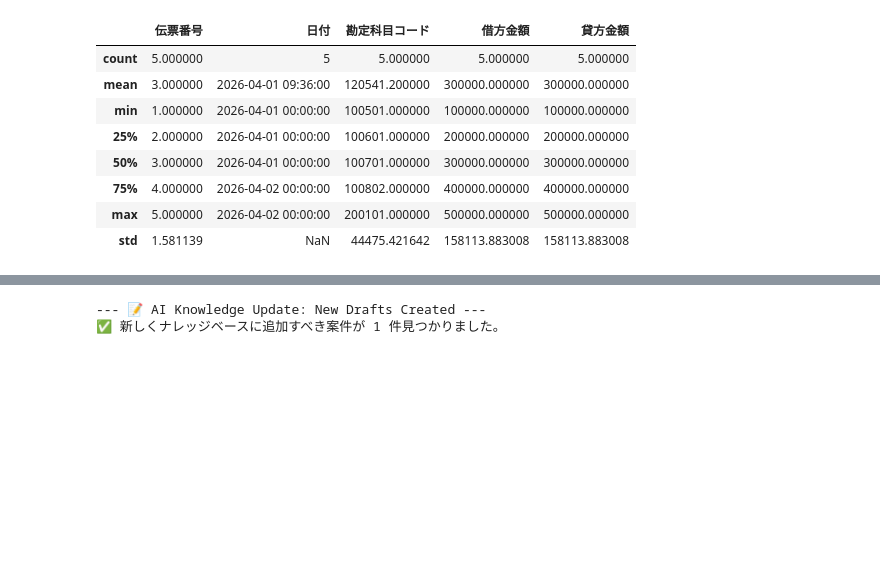
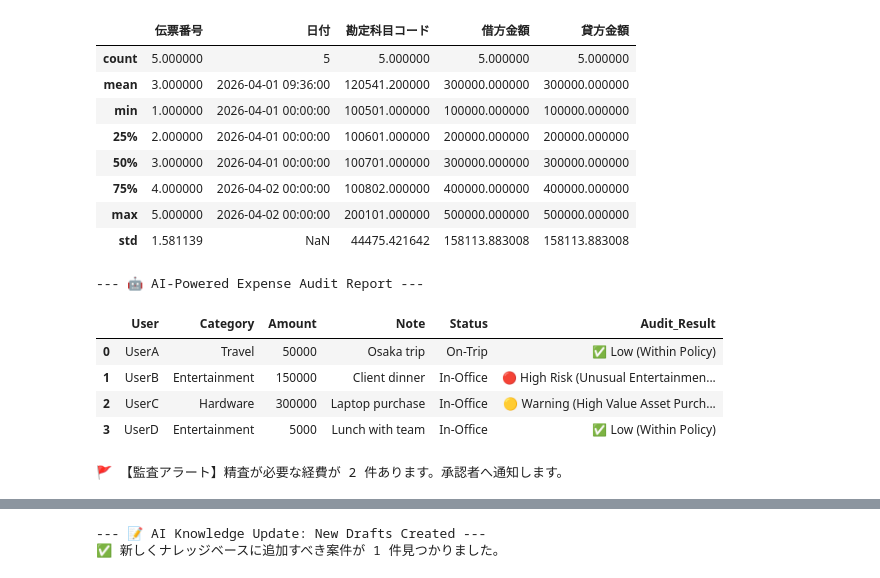
Before and after one commit to KojiKaiwa/D365-Finance-Automation, a Jupyter notebook: D365_Data_Processing.ipynb, the cells around one changed output, grey strips where cells are left out. Drawn from its saved outputs; the diff is of its cells as text; code cells hidden in the pictures; blank space fills up the shorter version.

```diff
--- a/D365_Data_Processing.ipynb
+++ b/D365_Data_Processing.ipynb
@@ -31,3 +31,46 @@ display(df.describe())
 | 75% | 4.000000 | 2026-04-02 00:00:00 | 100802.000000 | 400000.000000 | 400000.000000 |
 | max | 5.000000 | 2026-04-02 00:00:00 | 200101.000000 | 500000.000000 | 500000.000000 |
 | std | 1.581139 | NaN | 44475.421642 | 158113.883008 | 158113.883008 |
+# %%
+import pandas as pd
+
+# 1. 経費精算ログ
+expense_data = {
+    'User': ['UserA', 'UserB', 'UserC', 'UserD'],
+    'Category': ['Travel', 'Entertainment', 'Hardware', 'Entertainment'],
+    'Amount': [50000, 150000, 300000, 5000],
+    'Note': ['Osaka trip', 'Client dinner', 'Laptop purchase', 'Lunch with team'],
+    'Status': ['On-Trip', 'In-Office', 'In-Office', 'In-Office']
+}
+df_expense = pd.DataFrame(expense_data)
+
+# 2. AIによる監査ロジック（簡易推論）
+def ai_audit(row):
+    # ロジック1: 出張中ではないのに高額な交際費がある場合
+    if row['Status'] == 'In-Office' and row['Category'] == 'Entertainment' and row['Amount'] > 100000:
+        return "🔴 High Risk (Unusual Entertainment Expense)"
+    # ロジック2: ハードウェア購入額が基準（20万）を超えている場合
+    elif row['Category'] == 'Hardware' and row['Amount'] > 200000:
+        return "🟡 Warning (High Value Asset Purchase)"
+    # ロジック3: それ以外（正常）
+    else:
+        return "✅ Low (Within Policy)"
+
+# 3. 解析の実行
+df_expense['Audit_Result'] = df_expense.apply(ai_audit, axis=1)
+
+print("--- 🤖 AI-Powered Expense Audit Report ---")
+display(df_expense)
+
+# 4. 異常値の要約（昨日のトリアージ機能を応用）
+alerts = df_expense[df_expense['Audit_Result'].str.contains('High|Warning')]
+if not alerts.empty:
+    print(f"\n🚩 【監査アラート】精査が必要な経費が {len(alerts)} 件あります。承認者へ通知します。")
+# %% [output]
+--- 🤖 AI-Powered Expense Audit Report ---
+|  | User | Category | Amount | Note | Status | Audit_Result |
+| 0 | UserA | Travel | 50000 | Osaka trip | On-Trip | ✅ Low (Within Policy) |
+| 1 | UserB | Entertainment | 150000 | Client dinner | In-Office | 🔴 High Risk (Unusual Entertainmen... |
+| 2 | UserC | Hardware | 300000 | Laptop purchase | In-Office | 🟡 Warning (High Value Asset Purch... |
+| 3 | UserD | Entertainment | 5000 | Lunch with team | In-Office | ✅ Low (Within Policy) |
+🚩 【監査アラート】精査が必要な経費が 2 件あります。承認者へ通知します。
```
Also changed, not shown: parts of 1 cell of this notebook.
